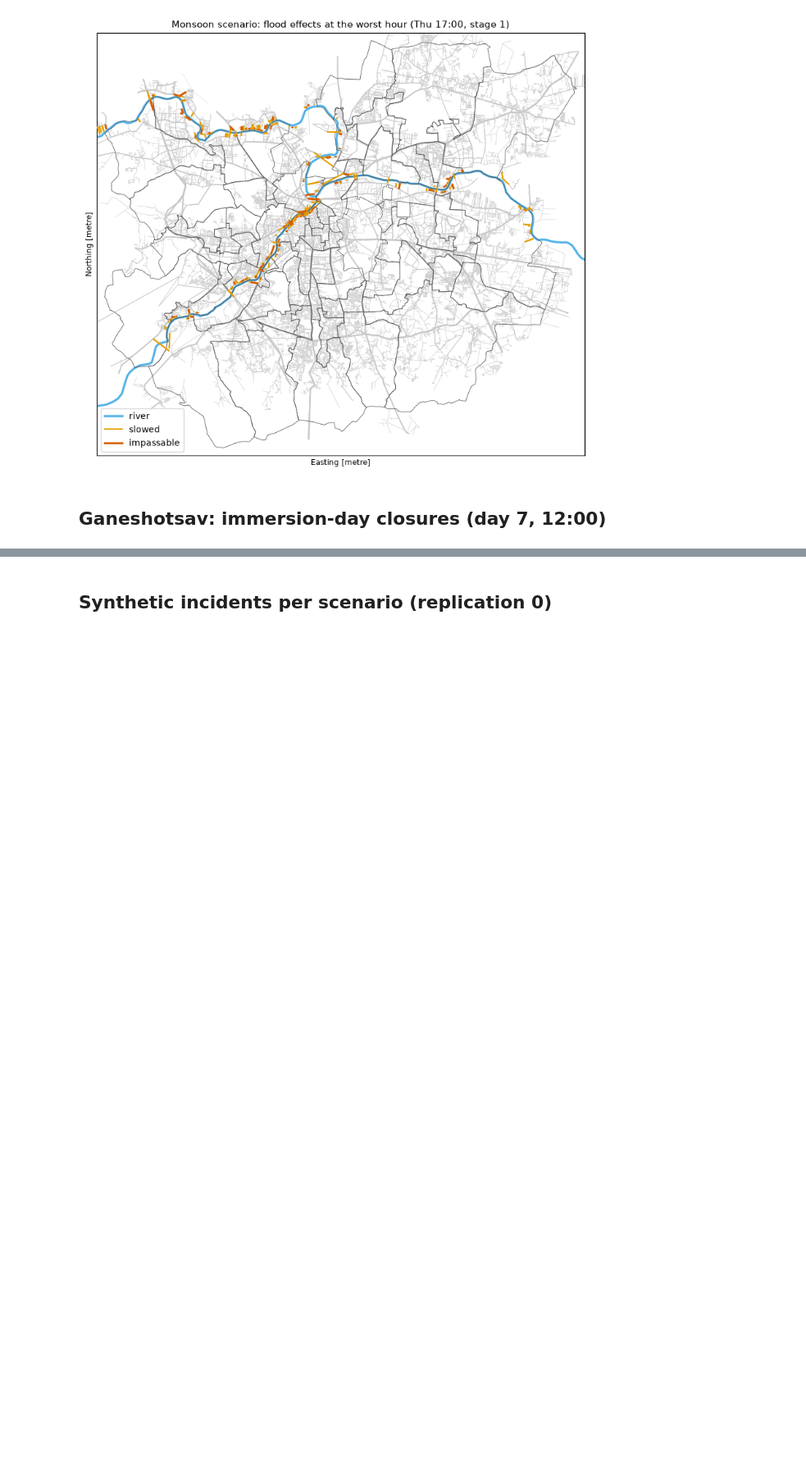
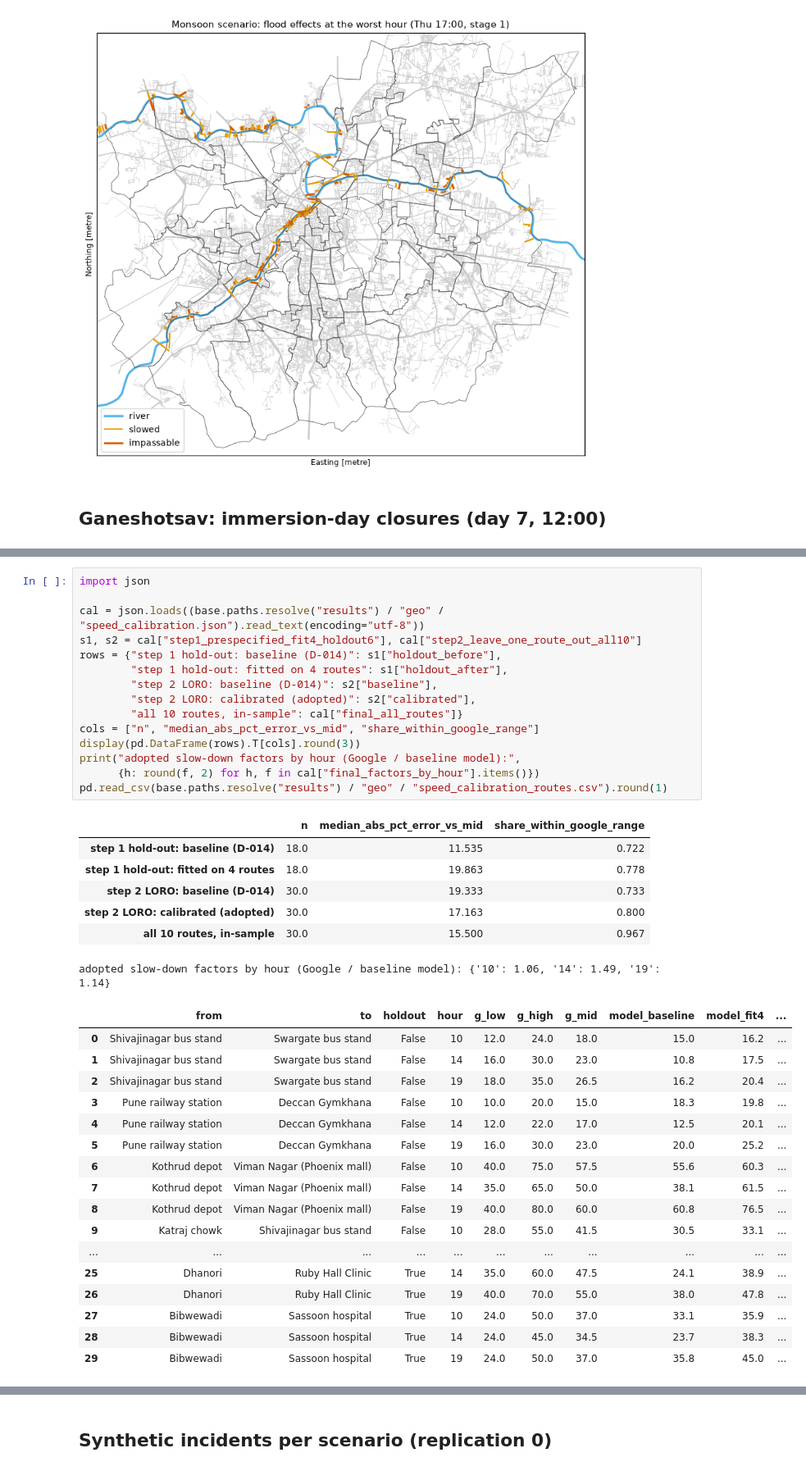
Before and after one commit to AadiBurande/ResQCity, a Jupyter notebook: notebooks/02_network.ipynb, the cells around one changed output, grey strips where cells are left out. Shown at 82% size. Cells and saved outputs as stored; diff of their text form; blank space fills up the shorter version.

```diff
--- a/notebooks/02_network.ipynb
+++ b/notebooks/02_network.ipynb
@@ -269,2 +195,42 @@ street matches: {'old_city_immersion_routes: Laxmi Road': 8, 'old_city_immersion
+# %%
+import json
+
+cal = json.loads((base.paths.resolve("results") / "geo" / "speed_calibration.json").read_text(encoding="utf-8"))
+s1, s2 = cal["step1_prespecified_fit4_holdout6"], cal["step2_leave_one_route_out_all10"]
+rows = {"step 1 hold-out: baseline (D-014)": s1["holdout_before"],
+        "step 1 hold-out: fitted on 4 routes": s1["holdout_after"],
+        "step 2 LORO: baseline (D-014)": s2["baseline"],
+        "step 2 LORO: calibrated (adopted)": s2["calibrated"],
+        "all 10 routes, in-sample": cal["final_all_routes"]}
+cols = ["n", "median_abs_pct_error_vs_mid", "share_within_google_range"]
+display(pd.DataFrame(rows).T[cols].round(3))
+print("adopted slow-down factors by hour (Google / baseline model):",
+      {h: round(f, 2) for h, f in cal["final_factors_by_hour"].items()})
+pd.read_csv(base.paths.resolve("results") / "geo" / "speed_calibration_routes.csv").round(1)
+# %% [output]
+|  | n | median_abs_pct_error_vs_mid | share_within_google_range |
+| step 1 hold-out: baseline (D-014) | 18.0 | 11.535 | 0.722 |
+| step 1 hold-out: fitted on 4 routes | 18.0 | 19.863 | 0.778 |
+| step 2 LORO: baseline (D-014) | 30.0 | 19.333 | 0.733 |
+| step 2 LORO: calibrated (adopted) | 30.0 | 17.163 | 0.800 |
+| all 10 routes, in-sample | 30.0 | 15.500 | 0.967 |
+adopted slow-down factors by hour (Google / baseline model): {'10': 1.06, '14': 1.49, '19': 1.14}
+|  | from | to | holdout | hour | g_low | g_high | g_mid | model_baseline | model_fit4 | ... |
+| 0 | Shivajinagar bus stand | Swargate bus stand | False | 10 | 12.0 | 24.0 | 18.0 | 15.0 | 16.2 | ... |
+| 1 | Shivajinagar bus stand | Swargate bus stand | False | 14 | 16.0 | 30.0 | 23.0 | 10.8 | 17.5 | ... |
+| 2 | Shivajinagar bus stand | Swargate bus stand | False | 19 | 18.0 | 35.0 | 26.5 | 16.2 | 20.4 | ... |
+| 3 | Pune railway station | Deccan Gymkhana | False | 10 | 10.0 | 20.0 | 15.0 | 18.3 | 19.8 | ... |
+| 4 | Pune railway station | Deccan Gymkhana | False | 14 | 12.0 | 22.0 | 17.0 | 12.5 | 20.1 | ... |
+| 5 | Pune railway station | Deccan Gymkhana | False | 19 | 16.0 | 30.0 | 23.0 | 20.0 | 25.2 | ... |
+| 6 | Kothrud depot | Viman Nagar (Phoenix mall) | False | 10 | 40.0 | 75.0 | 57.5 | 55.6 | 60.3 | ... |
+| 7 | Kothrud depot | Viman Nagar (Phoenix mall) | False | 14 | 35.0 | 65.0 | 50.0 | 38.1 | 61.5 | ... |
+| 8 | Kothrud depot | Viman Nagar (Phoenix mall) | False | 19 | 40.0 | 80.0 | 60.0 | 60.8 | 76.5 | ... |
+| 9 | Katraj chowk | Shivajinagar bus stand | False | 10 | 28.0 | 55.0 | 41.5 | 30.5 | 33.1 | ... |
+| ... | ... | ... | ... | ... | ... | ... | ... | ... | ... | ... |
+| 25 | Dhanori | Ruby Hall Clinic | True | 14 | 35.0 | 60.0 | 47.5 | 24.1 | 38.9 | ... |
+| 26 | Dhanori | Ruby Hall Clinic | True | 19 | 40.0 | 70.0 | 55.0 | 38.0 | 47.8 | ... |
+| 27 | Bibwewadi | Sassoon hospital | True | 10 | 24.0 | 50.0 | 37.0 | 33.1 | 35.9 | ... |
+| 28 | Bibwewadi | Sassoon hospital | True | 14 | 24.0 | 45.0 | 34.5 | 23.7 | 38.3 | ... |
+| 29 | Bibwewadi | Sassoon hospital | True | 19 | 24.0 | 50.0 | 37.0 | 35.8 | 45.0 | ... |
 # %% [markdown]
 ## Travel-time sanity check
```
Also changed, not shown: parts of 12 cells of this notebook, 18 other files.
